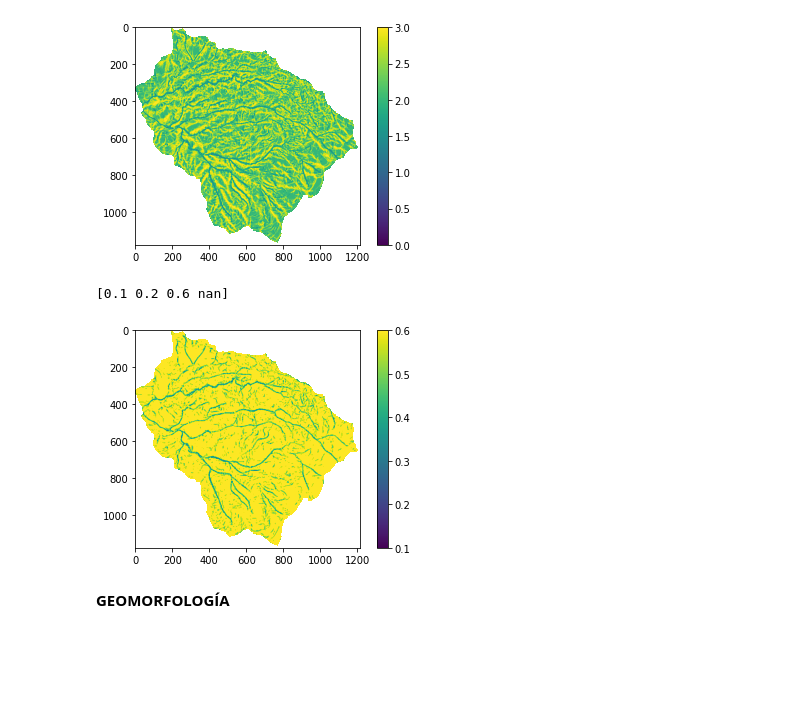
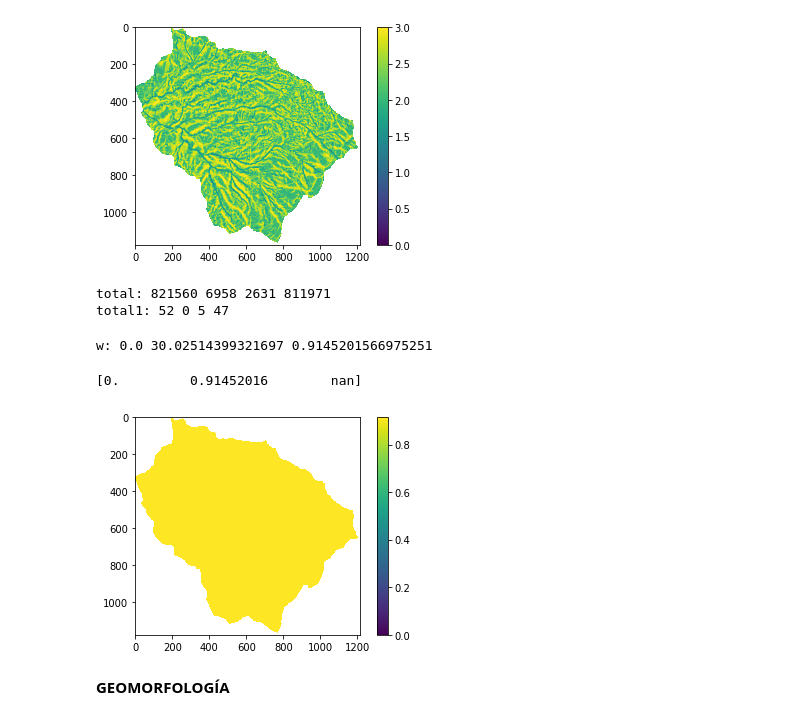
Before and after one commit to Alzategelizabeth/Cartografia-, a Jupyter notebook: Taller 7/MetodosBasadosEnDatos.ipynb, the cells around one changed output. Saved outputs shown, nothing was run; the diff lists cells and outputs as text; code cells hidden in the pictures; blank space fills up the shorter version.

```diff
--- a/Taller 7/MetodosBasadosEnDatos.ipynb
+++ b/Taller 7/MetodosBasadosEnDatos.ipynb
@@ -185,16 +231,52 @@ curvatura_vector_MenM.shape
 # %% [output]
 (821560,)
 [figure]
+# %%
+curvatura_serie=pd.Series(curvatura_vector_MenM)
+ap=bp=cp=0
+for row in pendiente_serie:
+        if (0 <= row) & (row < 1):
+          ap+=1
+        elif (1 <= row) & (row < 2):
+          bp+=1
+        if (row>=2):
+          cp+=1
+
+totalp=ap+bp+cp
+print("total:", totalp,ap,bp,cp)
+
+curvaturaconMenM=curvatura_vector_MenM*inventario_vector_MenM
+ap1=bp1=cp1=0
+for row in curvaturaconMenM:
+        if (0 < row) & (row < 1):
+          ap1+=1
+        elif (1 <= row) & (row < 2):
+          bp1+=1
+        if (row>=2):
+          cp1+=1
+
+total1p=ap1+bp1+cp1
+print("total1:", total1p,ap1,bp1,cp1)
+# %% [output]
+total: 821560 6958 2631 811971
+total1: 52 0 5 47
+# %%
+w_a=(ap1/total1p)/(ap/totalp)
+w_b=(bp1/total1p)/(bp/totalp)
+w_c=(cp1/total1p)/(cp/totalp)
+print('w:',w_a,w_b,w_c)
+# %% [output]
+w: 0.0 30.02514399321697 0.9145201566975251
 # %%
-curvatura_re=np.where ( (np.logical_and (curvatura>=0, curvatura<1 )),0.1,curvatura );
-curvatura_re=np.where ( (np.logical_and (curvatura_re>=1, curvatura_re<2 )),0.2,curvatura_re);
-curvatura_re=np.where ( curvatura_re>=2,0.6,curvatura_re);
+curvatura_re=np.where ( (np.logical_and (curvatura>=0, curvatura<1 )),w_a,curvatura );
+curvatura_re=np.where ( (np.logical_and (curvatura_re>=1, curvatura_re<2 )),w_b,curvatura_re);
+curvatura_re=np.where ( curvatura_re>=2,w_c,curvatura_re);
 print(np.unique(curvatura_re));
 plt.imshow(curvatura_re);
 plt.colorbar();
 # %% [output]
-[0.1 0.2 0.6 nan]
+[0.         0.91452016        nan]
-[figure, old version]
+[figure, new version]
 # %% [markdown]
 **GEOMORFOLOGÍA**
 # %%
```
Also changed, not shown: parts of 7 cells of this notebook.
